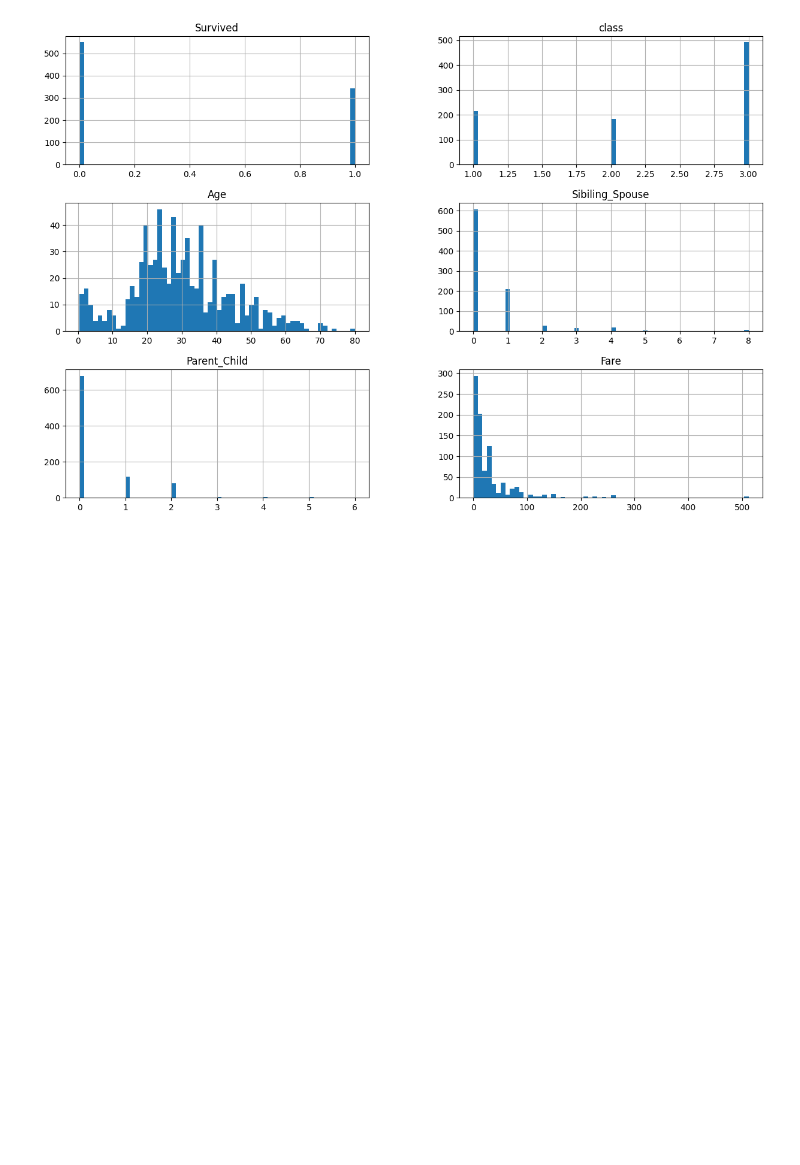
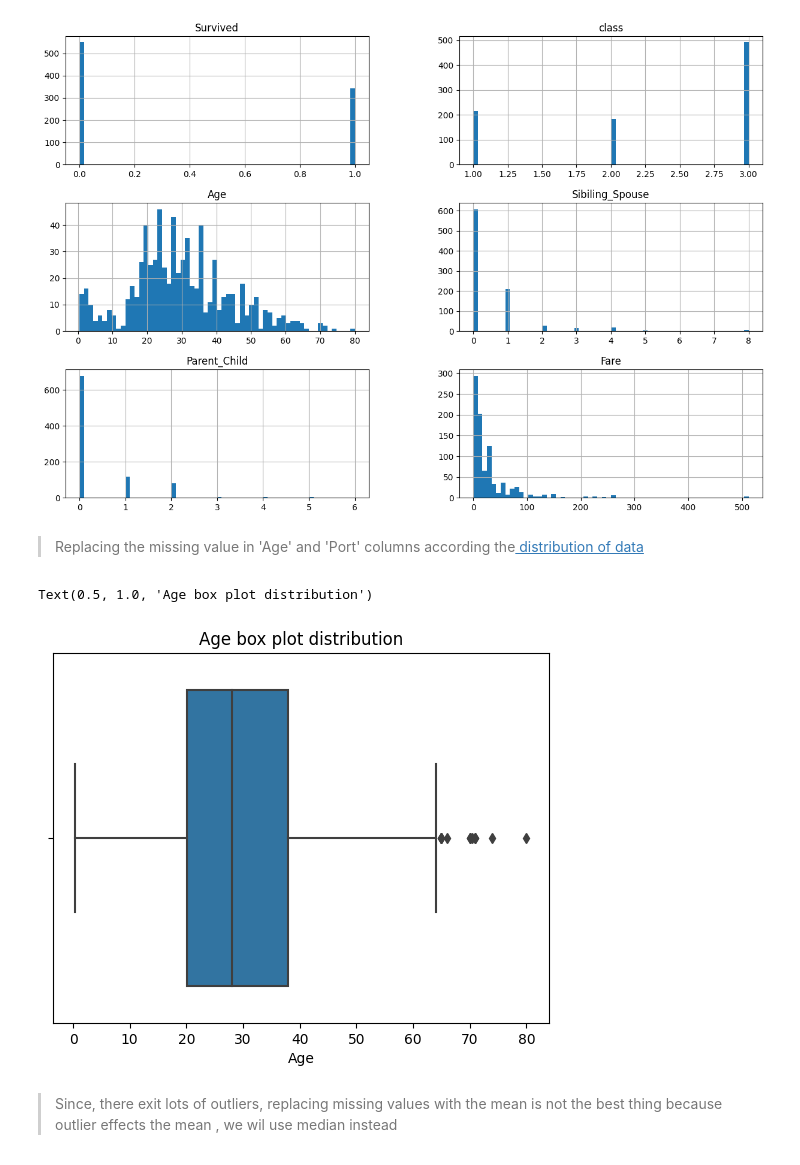
Before and after one commit to mtheggi/Titanic-Survival-Prediction, a Jupyter notebook: Titanic_Survival_Prediction.ipynb, the cells around one changed output. Cells and saved outputs as stored; diff of their text form; code cells hidden in the pictures; blank space fills up the shorter version.

```diff
--- a/Titanic_Survival_Prediction.ipynb
+++ b/Titanic_Survival_Prediction.ipynb
@@ -151,3 +151,13 @@ array([[<Axes: title={'center': 'Survived'}>,
        [<Axes: title={'center': 'Parent_Child'}>,
         <Axes: title={'center': 'Fare'}>]], dtype=object)
 [figure]
+# %% [markdown]
+>Replacing the missing value in 'Age' and 'Port' columns according the<a href= "https://vitalflux.com/pandas-impute-missing-values-mean-median-mode/"> distribution of data  </a>
+# %%
+sb.boxplot(x='Age' , data=df_train)
+plt.title('Age box plot distribution')
+# %% [output]
+Text(0.5, 1.0, 'Age box plot distribution')
+[figure, added]
+# %% [markdown]
+>Since, there exit lots of outliers, replacing missing values with the mean is not the best thing because outlier effects the mean , we wil use median instead
```
Also changed, not shown: parts of 17 cells of this notebook.
